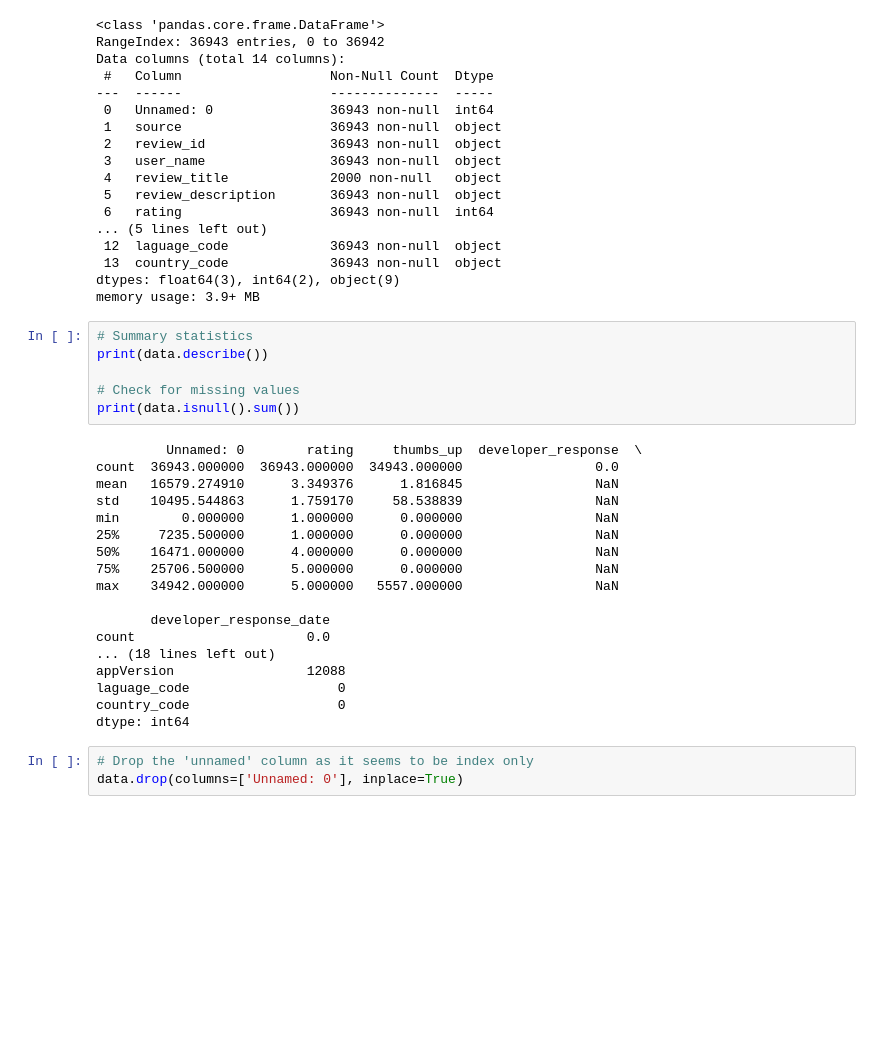
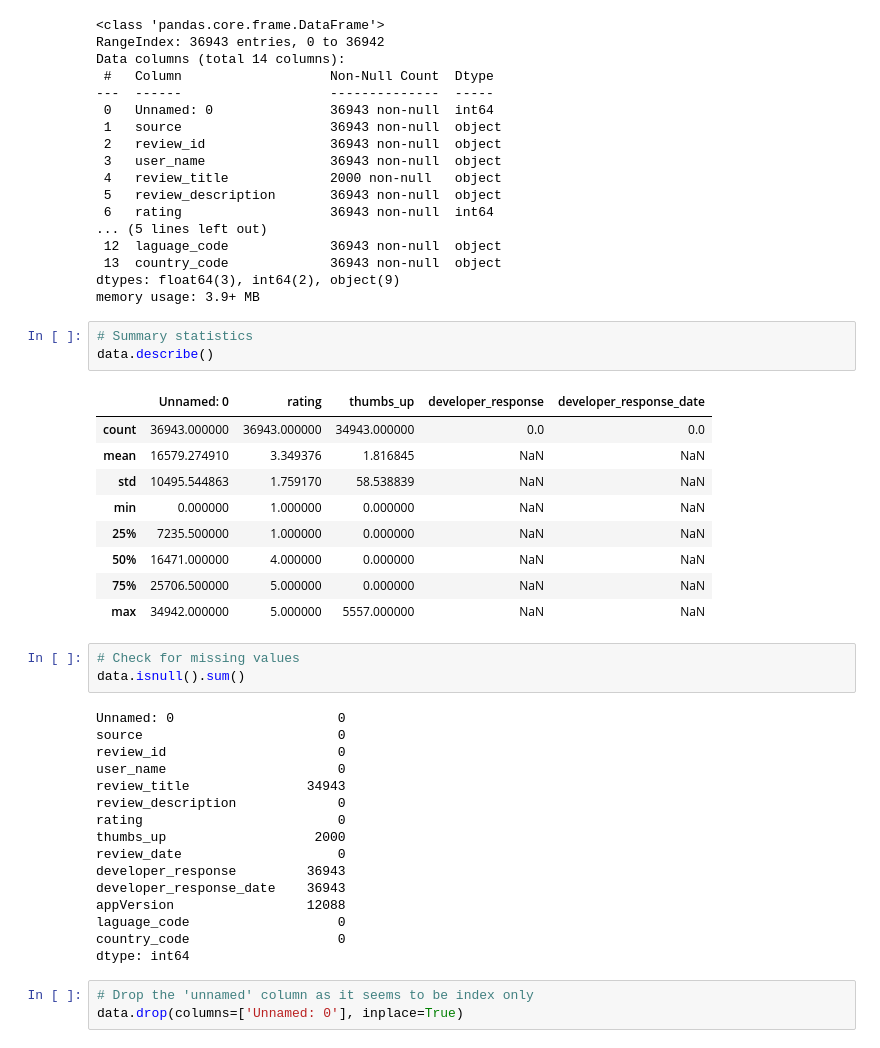
Before and after one commit to Rajat9654/ThreadAppReview_Analysis, a Jupyter notebook: Thread_App_Rating.ipynb, the cells around one changed output. Drawn from its saved outputs; the diff is of its cells as text; blank space fills up the shorter version.

```diff
--- a/Thread_App_Rating.ipynb
+++ b/Thread_App_Rating.ipynb
@@ -38,26 +38,34 @@ Data columns (total 14 columns):
  13  country_code             36943 non-null  object
 dtypes: float64(3), int64(2), object(9)
 memory usage: 3.9+ MB
+# %%
+# Summary statistics
+data.describe()
+# %% [output]
+|  | Unnamed: 0 | rating | thumbs_up | developer_response | developer_response_date |
+| count | 36943.000000 | 36943.000000 | 34943.000000 | 0.0 | 0.0 |
+| mean | 16579.274910 | 3.349376 | 1.816845 | NaN | NaN |
+| std | 10495.544863 | 1.759170 | 58.538839 | NaN | NaN |
+| min | 0.000000 | 1.000000 | 0.000000 | NaN | NaN |
+| 25% | 7235.500000 | 1.000000 | 0.000000 | NaN | NaN |
+| 50% | 16471.000000 | 4.000000 | 0.000000 | NaN | NaN |
+| 75% | 25706.500000 | 5.000000 | 0.000000 | NaN | NaN |
+| max | 34942.000000 | 5.000000 | 5557.000000 | NaN | NaN |
 # %%
-# Summary statistics
-print(data.describe())
-
 # Check for missing values
-print(data.isnull().sum())
+data.isnull().sum()
 # %% [output]
-         Unnamed: 0        rating     thumbs_up  developer_response  \
-count  36943.000000  36943.000000  34943.000000                 0.0
-mean   16579.274910      3.349376      1.816845                 NaN
-std    10495.544863      1.759170     58.538839                 NaN
-min        0.000000      1.000000      0.000000                 NaN
-25%     7235.500000      1.000000      0.000000                 NaN
-50%    16471.000000      4.000000      0.000000                 NaN
-75%    25706.500000      5.000000      0.000000                 NaN
-max    34942.000000      5.000000   5557.000000                 NaN
-
-       developer_response_date
-count                      0.0
-... (18 lines left out)
+Unnamed: 0                     0
+source                         0
+review_id                      0
+user_name                      0
+review_title               34943
+review_description             0
+rating                         0
+thumbs_up                   2000
+review_date                    0
+developer_response         36943
+developer_response_date    36943
 appVersion                 12088
 laguage_code                   0
 country_code                   0
```
Also changed, not shown: parts of 5 cells of this notebook.
